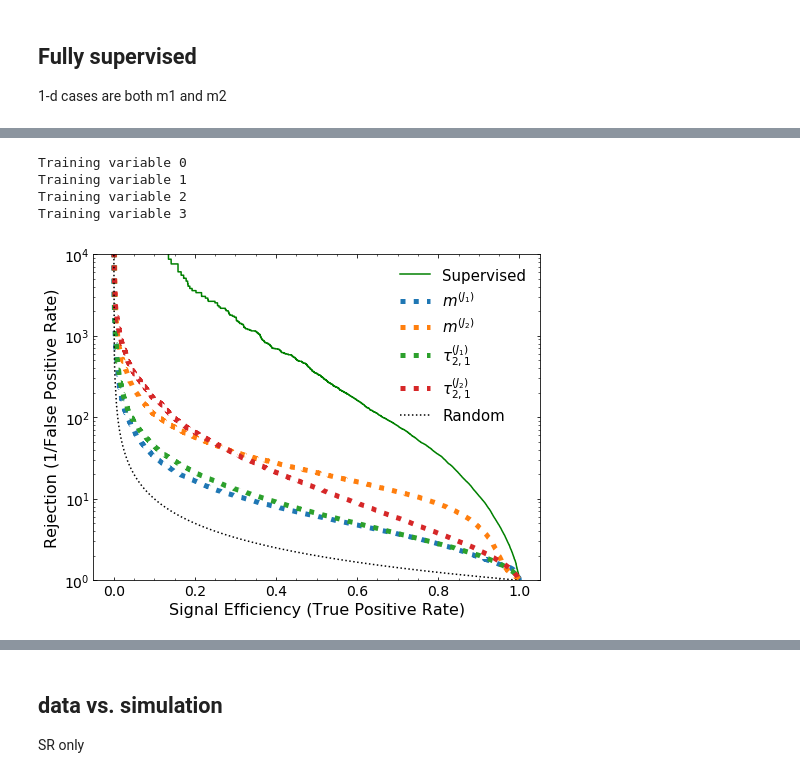
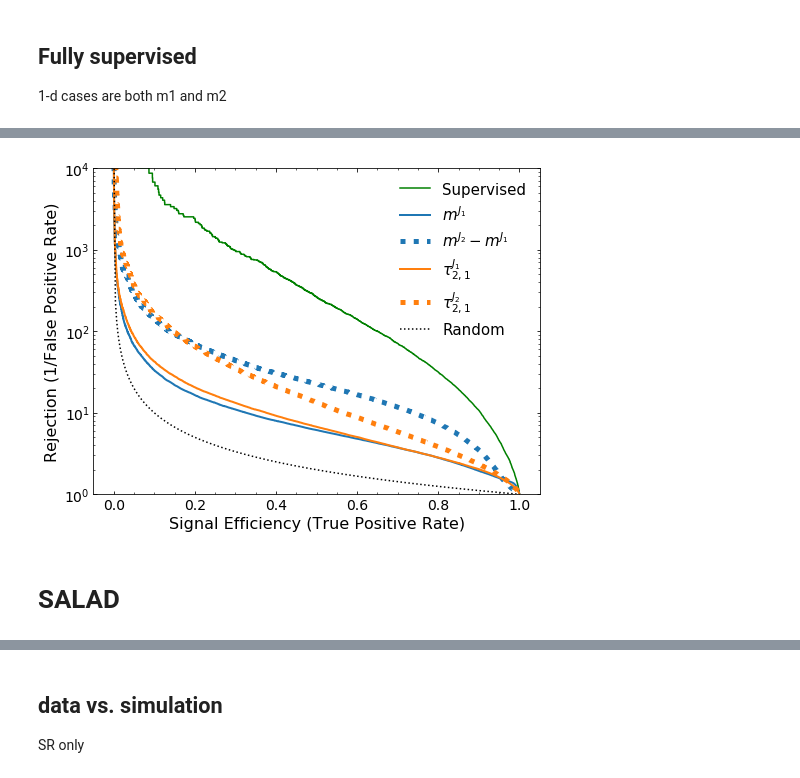
Before and after one commit to bnachman/DCTRHunting, a Jupyter notebook: CWoLaSimulationAssistedDecorrelationCorrelated.ipynb, the cells around one changed output, grey strips where cells are left out. Cells and saved outputs as stored; diff of their text form; code cells hidden in the pictures.

```diff
--- a/CWoLaSimulationAssistedDecorrelationCorrelated.ipynb
+++ b/CWoLaSimulationAssistedDecorrelationCorrelated.ipynb
@@ -37,7 +37,7 @@ def load_data(input_frame):
     dataset["mjj"] = (((input_frame["pxj1"]**2+input_frame["pyj1"]**2+input_frame["pzj1"]**2+input_frame["mj1"]**2)**0.5+(input_frame["pxj2"]**2+input_frame["pyj2"]**2+input_frame["pzj2"]**2+input_frame["mj2"]**2)**0.5)**2-(input_frame["pxj1"]+input_frame["pxj2"])**2-(input_frame["pyj1"]+input_frame["pyj2"])**2-(input_frame["pzj1"]+input_frame["pzj2"])**2)**0.5/1000.
     dataset["mjTwo"] = dataset[["mj1", "mj2"]].max(axis=1)
     dataset["mjOne"] = dataset[["mj1", "mj2"]].min(axis=1)
-    dataset["mjDelta"] = dataset["mjTwo"] - dataset["mjOne"]
+
     dataset["tau1jOne"] = (dataset["mjOne"] == dataset["mj1"])*dataset["tau1j1"]+(dataset["mjOne"] == dataset["mj2"])*dataset["tau1j2"]
     dataset["tau2jOne"] = (dataset["mjOne"] == dataset["mj1"])*dataset["tau2j1"]+(dataset["mjOne"] == dataset["mj2"])*dataset["tau2j2"]
     dataset["tau1jTwo"] = (dataset["mjTwo"] == dataset["mj1"])*dataset["tau1j1"]+(dataset["mjTwo"] == dataset["mj2"])*dataset["tau1j2"]
@@ -46,15 +46,22 @@ def load_data(input_frame):
     dataset["tau21jTwo"] = dataset["tau2jTwo"]/dataset["tau1jTwo"]
     dataset["mjTwo"] = dataset["mjTwo"]/1000. + alpha*dataset["mjj"]
     dataset["mjOne"] = dataset["mjOne"]/1000. + alpha*dataset["mjj"]
-    dataset["mjDelta"] = dataset["mjDelta"]/1000.
+    dataset["mjDelta"] = dataset["mjTwo"] - dataset["mjOne"]
+#     dataset["mjDelta"] = dataset["mjDelta"]/1000.
     dataset = dataset.fillna(0)
-    dataset = dataset[["mjj","mjOne","mjTwo", "tau21jOne", "tau21jTwo"]]
+    dataset = dataset[["mjj","mjOne","mjDelta", "tau21jOne", "tau21jTwo"]]
     return dataset.to_numpy()
+
+# column_labels = [
+#     r"$m_{JJ}$",
+#     r"$m^{(J_1)}$","$m^{(J_2)}$",
+#     r"$\tau_{2,1}^{(J_1)}$", r"$\tau_{2,1}^{(J_2)}$"
+# ]"$m^{J_2}$",
 
 column_labels = [
     r"$m_{JJ}$",
-    r"$m^{(J_1)}$","$m^{(J_2)}$",
-    r"$\tau_{2,1}^{(J_1)}$", r"$\tau_{2,1}^{(J_2)}$"
+    r"$m^{J_1}$","$m^{J_2} - m^{J_1}$",
+    r"$\tau_{2,1}^{J_1}$", r"$\tau_{2,1}^{J_2}$"
 ]
 # %%
 dataset_bg=load_data(features_bg)
@@ -112,7 +119,7 @@ SB_signal = dataset_sig[~sig_srsb]
 
 N_inputs = len(SR_background_data.T) - 1
 
-sigma = 2.
+sigma = 2.03
 
 
 ((SR_background_data, SR_background_data_fortest),
@@ -182,7 +180,7 @@ model_sup.add(Dense(64, activation='relu'))
 model_sup.add(Dense(1, activation='sigmoid'))
 model_sup.compile(loss='binary_crossentropy', optimizer='adam', metrics=['accuracy'])
 
-hist_sup = model_sup.fit(X_sup_train, Y_sup_train, epochs=EPOCHS, batch_size=batch_size)
+hist_sup = model_sup.fit(X_sup_train, Y_sup_train, epochs=EPOCHS, batch_size=batch_size, verbose=0)
 
-scores_sup = model_sup.predict(X_sup_val,batch_size=batch_size)
+scores_sup = model_sup.predict(X_sup_val,batch_size=batch_size,verbose=0)
 fpr_sup, tpr_sup, _ = roc_curve(Y_sup_val, scores_sup)
@@ -207,12 +187,12 @@ Epoch 20/20
 # %%
 from keras import backend as K
-
+import tqdm
 #### M J2
 
 tpr_fpr_sup_1d = []
 
-for i in range(4):
-    print('Training variable', i)
+for i in tqdm.tqdm(range(4)):
+#     print('Training variable', i)
     K.clear_session()
     model_sup1d = Sequential()
     model_sup1d.add(Dense(64, input_dim=1, activation='relu'))
@@ -227,36 +207,37 @@ for i in range(4):
     this_fpr_sup1d, this_tpr_sup1d, _ = roc_curve(Y_sup_val, this_scores_sup1d)
     tpr_fpr_sup_1d.append([this_tpr_sup1d, this_fpr_sup1d])
     del model_sup1d
-# %% [output]
-Training variable 0
-Training variable 1
-Training variable 2
-Training variable 3
 # %%
 # Plot with banding
 fig = plt.figure(figsize=(8, 6))
 gs = gridspec.GridSpec(1, 1, height_ratios=[1])
 ax0 = plt.subplot(gs[0])
 ax0.yaxis.set_ticks_position('both')
 ax0.xaxis.set_ticks_position('both')
 ax0.tick_params(direction="in",which="both")
 ax0.minorticks_on()
 plt.xticks(fontsize=14)
 plt.yticks(fontsize=14)
 
 plt.yscale("log")
 plt.ylim([1,1e4])
 
 plt.plot(tpr_sup,1./fpr_sup,label="Supervised",color='green')
 
-for label,(tpr,fpr) in zip(column_labels[1:], tpr_fpr_sup_1d):
-    plt.plot(tpr,1./fpr,label=label, ls=':', linewidth=5) #color='green',ls=":",linewidth=5)
+colors = ['tab:blue', 'tab:blue', 'tab:orange', 'tab:orange']
+lss = ['-', ':', '-', ':']
+lww = [2, 5, 2, 5]
+for i,(label,(tpr,fpr)) in enumerate(zip(column_labels[1:], tpr_fpr_sup_1d)):
+
+    plt.plot(tpr,1./fpr,label=label, ls=lss[i], color=colors[i], linewidth=lww[i]) #color='green',ls=":",linewidth=5)
 plt.plot(tpr_sup,1./tpr_sup,color="black",ls=":",label="Random")
 
 plt.xlabel(r'Signal Efficiency (True Positive Rate)',fontsize=16)
 plt.ylabel(r"Rejection (1/False Positive Rate)",fontsize=16)
 plt.legend(frameon=False,fontsize=15,loc="upper right")
 plt.savefig('plots/lhco/supervised.pdf', bbox_inches='tight')
 plt.savefig('plots/lhco/supervised.png', bbox_inches='tight')
 # %% [output]
-[figure, old version]
+[figure, new version]
+# %% [markdown]
+# SALAD
```
Also changed, not shown: parts of 62 cells of this notebook, 6 other files.
